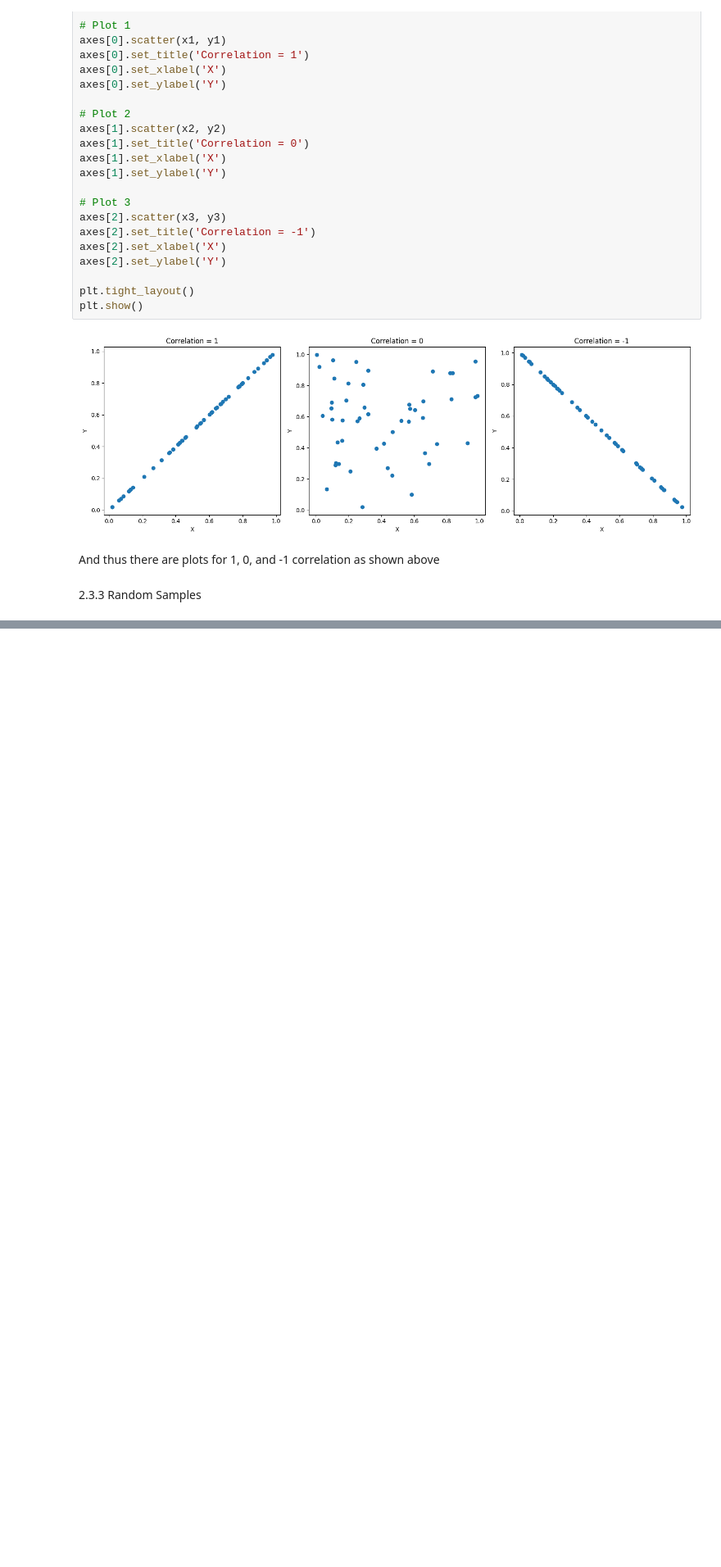
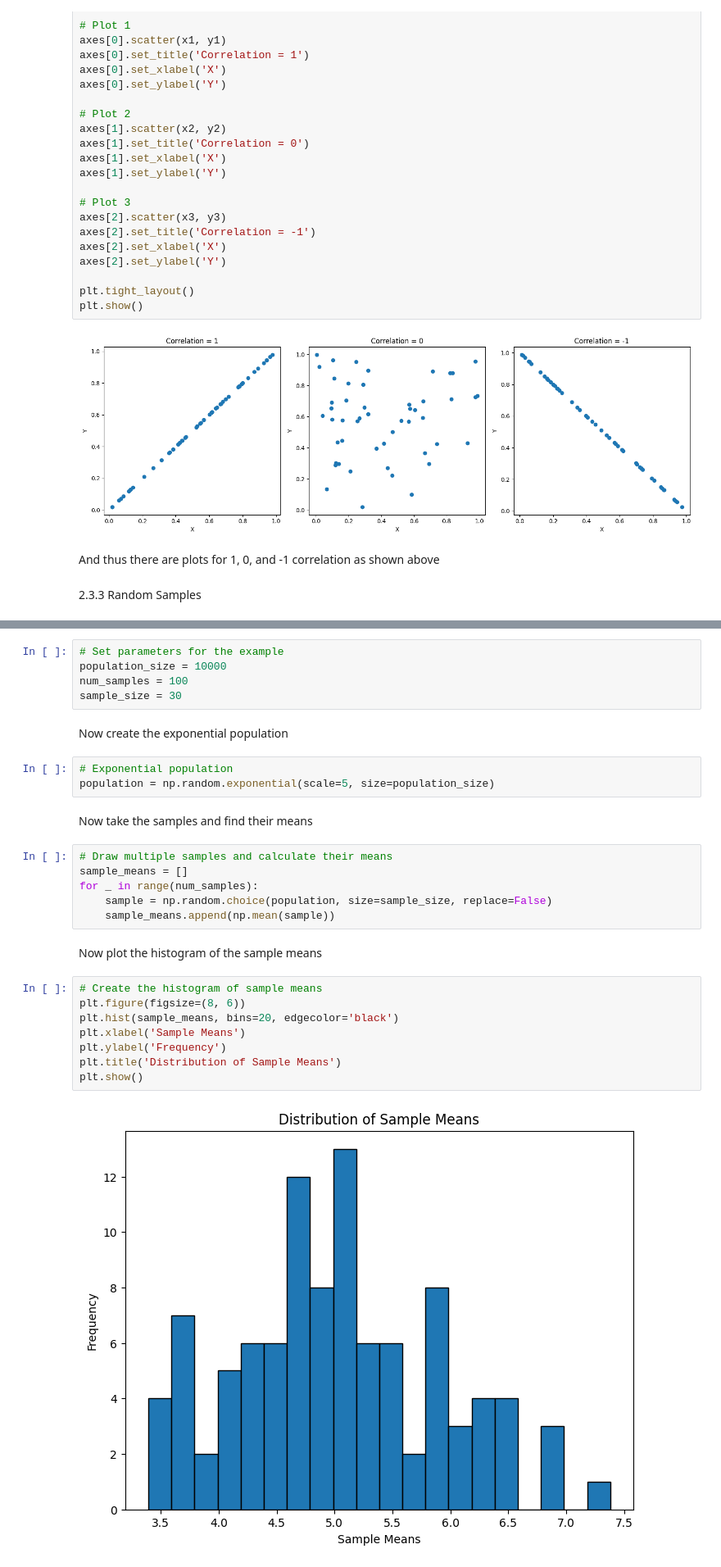
Before and after one commit to ivandenb/MAT-442-Fall-2024-, a Jupyter notebook: HW2_3.ipynb, the cells around one changed output, grey strips where cells are left out. Shown at 82% size. Drawn from its saved outputs; the diff is of its cells as text; blank space fills up the shorter version.

```diff
--- a/HW2_3.ipynb
+++ b/HW2_3.ipynb
@@ -98,0 +103,30 @@ And thus there are plots for 1, 0, and -1 correlation as shown above
+# %%
+# Set parameters for the example
+population_size = 10000
+num_samples = 100
+sample_size = 30
+# %% [markdown]
+Now create the exponential population
+# %%
+# Exponential population
+population = np.random.exponential(scale=5, size=population_size)
+# %% [markdown]
+Now take the samples and find their means
+# %%
+# Draw multiple samples and calculate their means
+sample_means = []
+for _ in range(num_samples):
+    sample = np.random.choice(population, size=sample_size, replace=False)
+    sample_means.append(np.mean(sample))
+# %% [markdown]
+Now plot the histogram of the sample means
+# %%
+# Create the histogram of sample means
+plt.figure(figsize=(8, 6))
+plt.hist(sample_means, bins=20, edgecolor='black')
+plt.xlabel('Sample Means')
+plt.ylabel('Frequency')
+plt.title('Distribution of Sample Means')
+plt.show()
+# %% [output]
+[figure, added]
```
Also changed, not shown: parts of 5 cells of this notebook.
